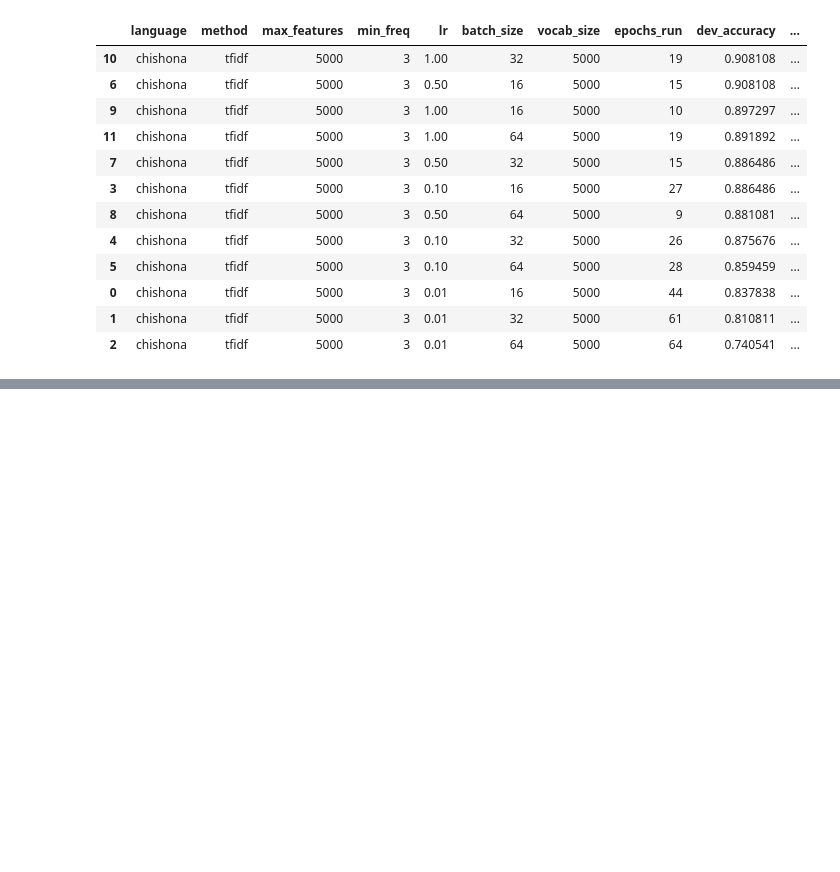
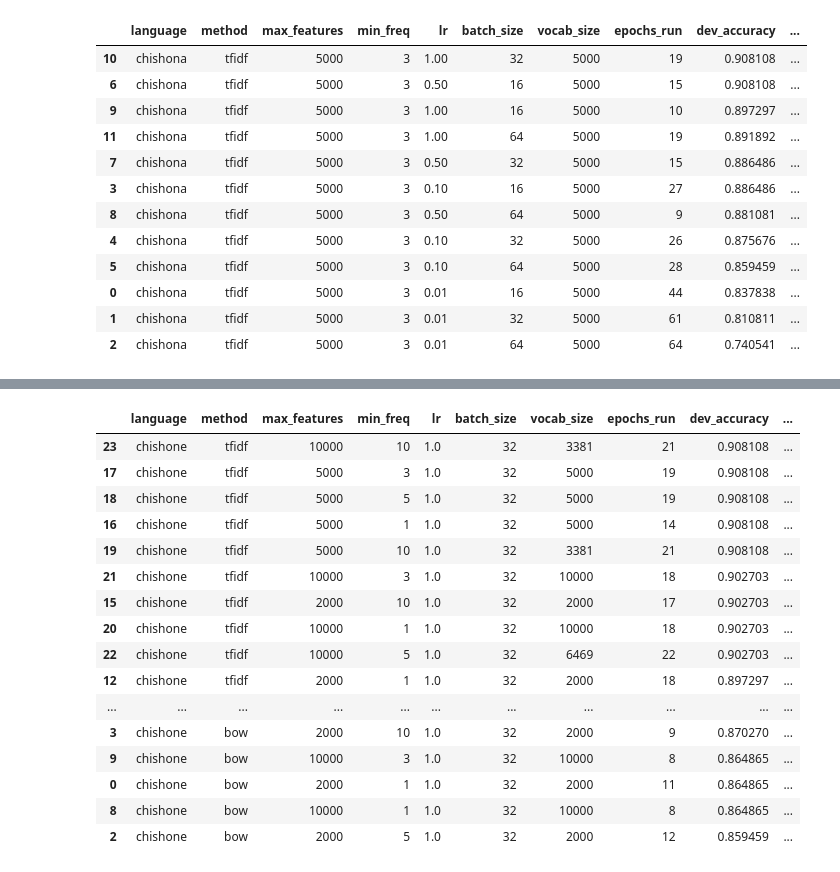
Before and after one commit to Tlotloolifant/Assignment-2, a Jupyter notebook: Assignment 2.ipynb, the cells around one changed output, grey strips where cells are left out. Drawn from its saved outputs; the diff is of its cells as text; code cells hidden in the pictures; blank space fills up the shorter version.

```diff
--- a/Assignment 2.ipynb
+++ b/Assignment 2.ipynb
@@ -929,3 +929,14 @@ tfidf 5000 3 1.0 64 0.8918918918918919
 | 0 | chishona | tfidf | 5000 | 3 | 0.01 | 16 | 5000 | 44 | 0.837838 | ... |
 | 1 | chishona | tfidf | 5000 | 3 | 0.01 | 32 | 5000 | 61 | 0.810811 | ... |
 | 2 | chishona | tfidf | 5000 | 3 | 0.01 | 64 | 5000 | 64 | 0.740541 | ... |
+# %%
+# holds the best lr and batch size constant and varies remaining hyperparms
+
+sna_stage2 = run_mutli_experiments(
+    sna, "chishone",
+    methods=["bow", "tfidf"], max_features_list=[2000, 5000, 10000], min_freq_list=[0, 3, 5, 10],
+    lr_list=[1.0], batch_size_list=[32],
+)
+sna_stage2_df = pd.DataFrame(sna_stage2).drop(columns=["model", "history", "tensors"])
+sna_stage2_df.sort_values("dev_accuracy", ascending=False)
+# %% [output]
@@ -931,0 +960,17 @@ tfidf 5000 3 1.0 64 0.8918918918918919
+|  | language | method | max_features | min_freq | lr | batch_size | vocab_size | epochs_run | dev_accuracy | ... |
+| 23 | chishone | tfidf | 10000 | 10 | 1.0 | 32 | 3381 | 21 | 0.908108 | ... |
+| 17 | chishone | tfidf | 5000 | 3 | 1.0 | 32 | 5000 | 19 | 0.908108 | ... |
+| 18 | chishone | tfidf | 5000 | 5 | 1.0 | 32 | 5000 | 19 | 0.908108 | ... |
+| 16 | chishone | tfidf | 5000 | 1 | 1.0 | 32 | 5000 | 14 | 0.908108 | ... |
+| 19 | chishone | tfidf | 5000 | 10 | 1.0 | 32 | 3381 | 21 | 0.908108 | ... |
+| 21 | chishone | tfidf | 10000 | 3 | 1.0 | 32 | 10000 | 18 | 0.902703 | ... |
+| 15 | chishone | tfidf | 2000 | 10 | 1.0 | 32 | 2000 | 17 | 0.902703 | ... |
+| 20 | chishone | tfidf | 10000 | 1 | 1.0 | 32 | 10000 | 18 | 0.902703 | ... |
+| 22 | chishone | tfidf | 10000 | 5 | 1.0 | 32 | 6469 | 22 | 0.902703 | ... |
+| 12 | chishone | tfidf | 2000 | 1 | 1.0 | 32 | 2000 | 18 | 0.897297 | ... |
+| ... | ... | ... | ... | ... | ... | ... | ... | ... | ... | ... |
+| 3 | chishone | bow | 2000 | 10 | 1.0 | 32 | 2000 | 9 | 0.870270 | ... |
+| 9 | chishone | bow | 10000 | 3 | 1.0 | 32 | 10000 | 8 | 0.864865 | ... |
+| 0 | chishone | bow | 2000 | 1 | 1.0 | 32 | 2000 | 11 | 0.864865 | ... |
+| 8 | chishone | bow | 10000 | 1 | 1.0 | 32 | 10000 | 8 | 0.864865 | ... |
+| 2 | chishone | bow | 2000 | 5 | 1.0 | 32 | 2000 | 12 | 0.859459 | ... |
```
Also changed, not shown: parts of 3 cells of this notebook.
